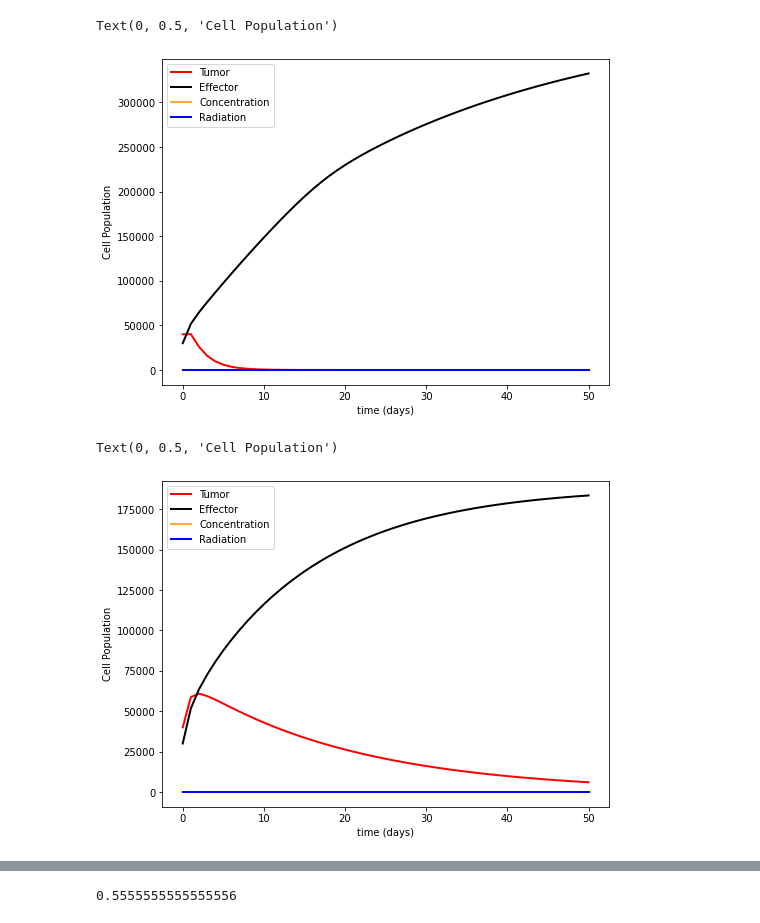
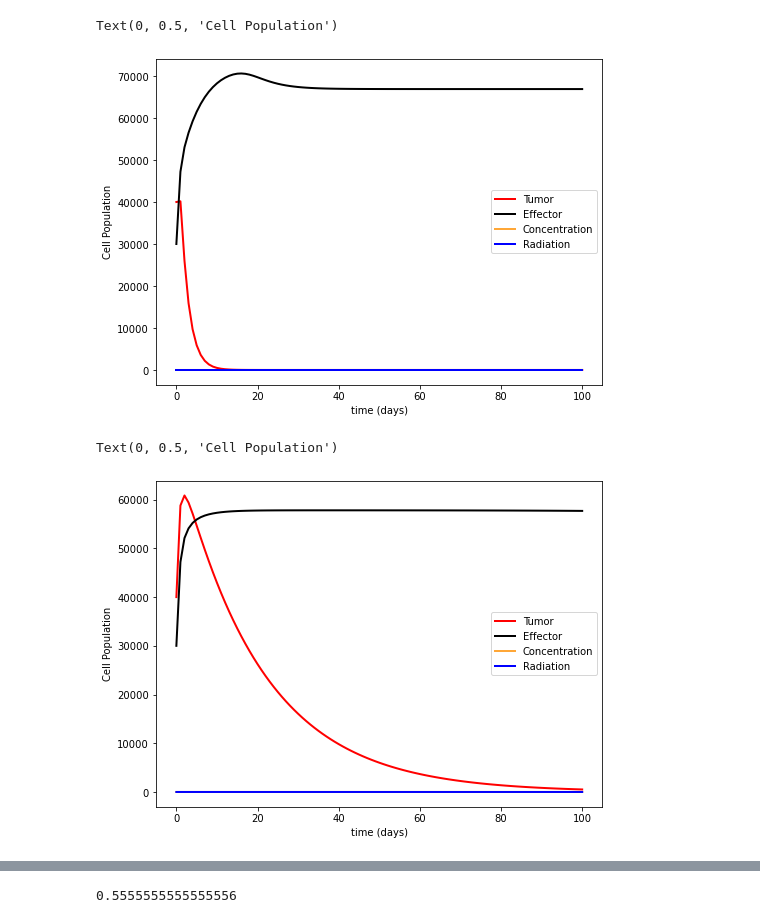
Before and after one commit to CSCI-4314-Final-Project/rk4-solver, a Jupyter notebook: tumor_rk4_simulation_presentation-radiation.ipynb, the cells around one changed output, grey strips where cells are left out. Saved outputs shown, nothing was run; the diff lists cells and outputs as text; code cells hidden in the pictures.

Commit message:
First pass at radiation equation. Still some kinks to workout such as the recovery rate of effector cells

```diff
--- a/tumor_rk4_simulation_presentation-radiation.ipynb
+++ b/tumor_rk4_simulation_presentation-radiation.ipynb
@@ -56,8 +56,8 @@ def tumor_effector_chemo_forward_integrate(initial_conditions, params, t):
         Returns a numpy array of T, E, and M arrays.
     """
     T0, E0, M0, R0 = initial_conditions
-    subset_effectors = 0.90
-    recovery_rate = 0.35
+    subset_effectors = 0.8
+    recovery_rate = 0.2
 
     T, E, M, R = [T0], [E0], [M0], [R0]
     p, r, b, a, g, s, m, mu, gamma, rho, h, K_t, K_e, V_m, V_R = params
@@ -68,6 +68,7 @@ def tumor_effector_chemo_forward_integrate(initial_conditions, params, t):
         Et = E[-1] + (s-(mu*E[-1]) + p*((E[-1]*T[-1])/(h+T[-1])) - (m*E[-1]*T[-1]) - (K_e*M[-1]*E[-1]) - (K_e*R[-1]*(subset_effectors * E[-1])) + (recovery_rate * E[-1]))*dt
         Mt = M[-1] + (-gamma*M[-1] + V_m)*dt
         Rt = R[-1] + (-rho*R[-1] + V_R)*dt
+
         T.append(Tt)
         E.append(Et)
         M.append(Mt)
@@ -126,7 +127,7 @@ V_R = 0.01
 params = p, r, b, a, g, s, m, mu, gamma, rho, h, K_t, K_e, V_m, V_R
 
 # Timesteps in days
-t_max = 50
+t_max = 100
 dt = 1
 t = np.linspace(0, t_max, int(t_max/dt) + 1)
 
@@ -153,7 +154,7 @@ ax.set_xlabel('time (days)')
 ax.set_ylabel('Cell Population')
 # %% [output]
 Text(0, 0.5, 'Cell Population')
-[figure, old version]
+[figure, new version]
 # %%
 T0 = 40000
 E0 = 30000
@@ -178,35 +179,35 @@ V_m = 0.5 # Rate of concentration of chemotherapy
 V_R = 0.05
 params = p, r, b, a, g, s, m, mu, gamma, rho, h, K_t, K_e, V_m, V_R
 
 # Timesteps in days
-t_max = 50
+t_max = 100
 dt = 1
 t = np.linspace(0, t_max, int(t_max/dt) + 1)
 
 results = tumor_effector_chemo_forward_integrate(initial_conditions, params, t)
 
 # Plot Results
 colors = {
 'T':'red',
 'E':'black',
 'M':'#FFA737',
 'R': 'blue'}
 
 # Set up the axes
 fig, ax = plt.subplots(figsize=(8,6), nrows=1,ncols=1)
 T,E,M,R = results
 plt.plot(t,T,label='Tumor',color=colors['T'],linewidth=2)
 plt.plot(t,E,label='Effector',color=colors['E'],linewidth=2)
 plt.plot(t,M,label='Concentration',color=colors['M'],linewidth=2)
 plt.plot(t,R,label='Radiation',color=colors['R'],linewidth=2)
 
 # Make the plot attractive
 ax.legend(loc='best')
 ax.set_xlabel('time (days)')
 ax.set_ylabel('Cell Population')
 # %% [output]
 Text(0, 0.5, 'Cell Population')
-[figure, old version]
+[figure, new version]
 # %%
 T0 = 40000
 E0 = 30000
```
Also changed, not shown: parts of 1 cell of this notebook.
